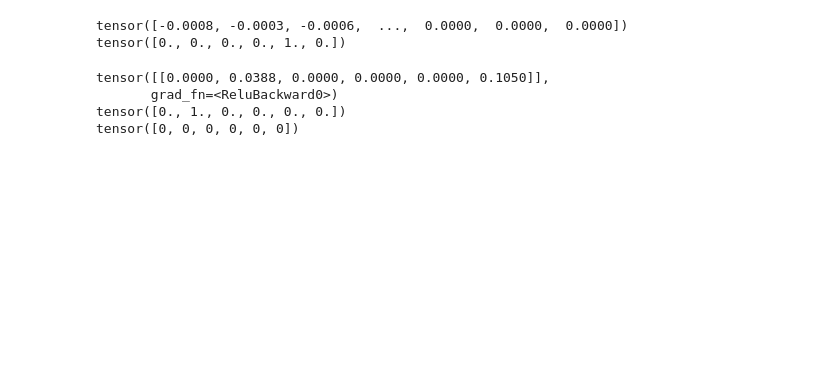
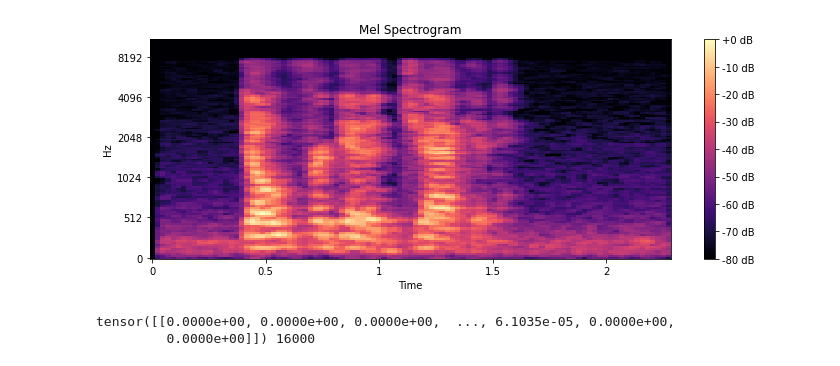
Before and after one commit to Saniya1016/CS389_Final, a Jupyter notebook: main.ipynb, the cells around one changed output. Cells and saved outputs as stored; diff of their text form; code cells hidden in the pictures; blank space fills up the shorter version.

```diff
--- a/main.ipynb
+++ b/main.ipynb
@@ -18 +18,27 @@ from tqdm import tqdm  # | This one is a cute one for making a loading bar, I li
+# %%
+crema_d_spec_path = './AudioWAV/1001_DFA_ANG_XX.wav'
+# %%
+y, sr = librosa.load(crema_d_spec_path)
+
+# Compute the spectrogram
+spectrogram = librosa.feature.melspectrogram(y=y, sr=sr)
+
+# Convert to decibel scale (log scale)
+spectrogram_db = librosa.power_to_db(spectrogram, ref=np.max)
+
+# Plot the spectrogram
+plt.figure(figsize=(10, 4))
+librosa.display.specshow(spectrogram_db, sr=sr, x_axis='time', y_axis='mel')
+plt.colorbar(format='%+2.0f dB')
+plt.title('Mel Spectrogram')
+plt.tight_layout()
+plt.show()
+# %% [output]
+[figure, added]
+# %%
+waveform, sample_rate = torchaudio.load(crema_d_spec_path)
+print(waveform, sample_rate)
+# %% [output]
+tensor([[0.0000e+00, 0.0000e+00, 0.0000e+00,  ..., 6.1035e-05, 0.0000e+00,
+         0.0000e+00]]) 16000
 # %%
@@ -46,12 +85,3 @@ def load_dataset(directory, batch_size, train_ratio=0.8):
     test_dataloader = DataLoader(test_dataset, batch_size=batch_size, shuffle=False)
 
     return train_dataset, test_dataset, train_dataloader, test_dataloader
-# %%
-crema_d_directory = "./AudioWAV"
-train_dataset, test_dataset, train_dataloader, test_dataloader = load_dataset(crema_d_directory, batch_size=32)
-ex_audio, ex_label = train_dataset[random.randint(0,20)]
-print(ex_audio)
-print(ex_label)
-# %% [output]
-tensor([-0.0008, -0.0003, -0.0006,  ...,  0.0000,  0.0000,  0.0000])
-tensor([0., 0., 0., 0., 1., 0.])
@@ -83,21 +87,0 @@ class AudioCNN(nn.Module):
-# %%
-
-input_size = 80080
-num_classes = 6  # 6 emotion classes
-
-ex_audio, ex_label = train_dataset[random.randint(0,len(train_dataset))]
-
-ex_audio = ex_audio.unsqueeze(0).unsqueeze(0)
-
-test_model = AudioCNN(input_size=input_size, num_classes=6)
-test_output = test_model(ex_audio)
-
-print(test_output)
-print(ex_label)
-_,predicted = torch.max(test_output,0)
-print(predicted)
-# %% [output]
-tensor([[0.0000, 0.0388, 0.0000, 0.0000, 0.0000, 0.1050]],
-       grad_fn=<ReluBackward0>)
-tensor([0., 1., 0., 0., 0., 0.])
-tensor([0, 0, 0, 0, 0, 0])
```
Also changed, not shown: parts of 9 cells of this notebook.
